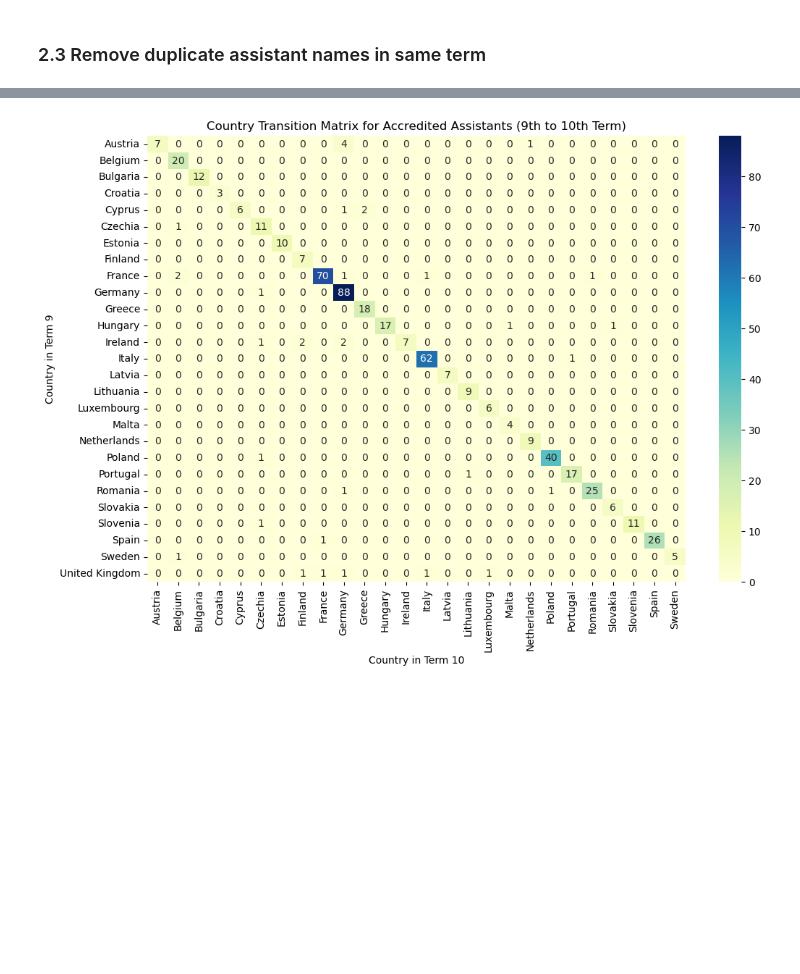
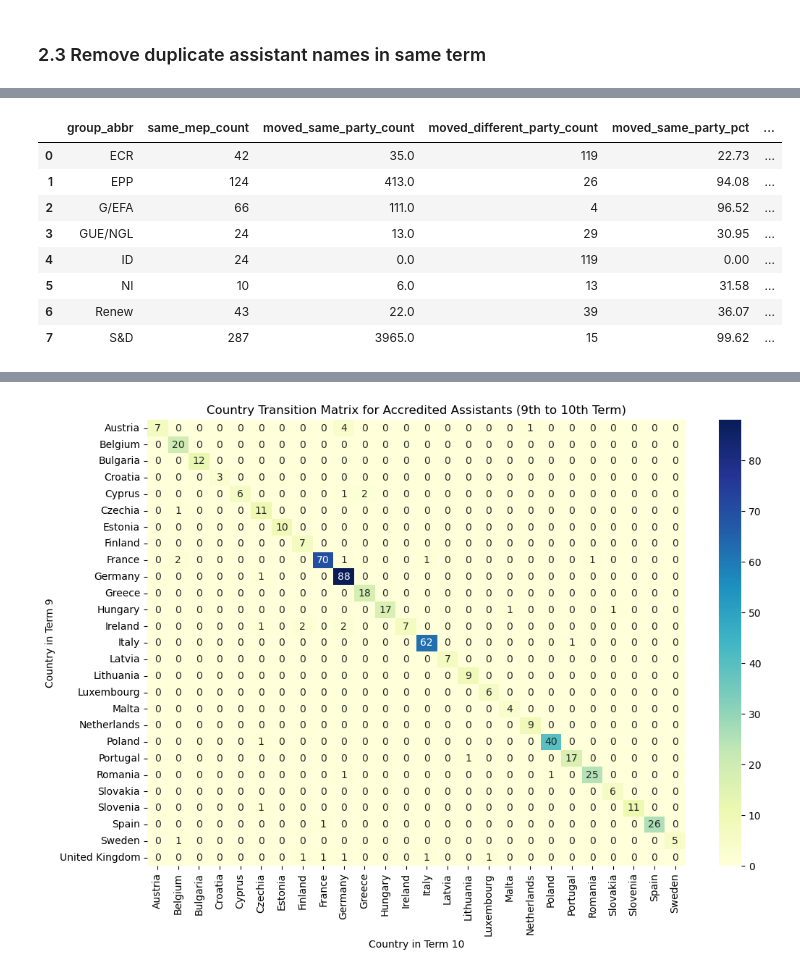
Before and after one commit to emilia-c/AMO-Work, a Jupyter notebook: assistant task/compare 9th & 10th term/compare_9_and_10.ipynb, the cells around one changed output, grey strips where cells are left out. Cells and saved outputs as stored; diff of their text form; code cells hidden in the pictures; blank space fills up the shorter version.

```diff
--- a/assistant task/compare 9th & 10th term/compare_9_and_10.ipynb
+++ b/assistant task/compare 9th & 10th term/compare_9_and_10.ipynb
@@ -327,0 +387,99 @@ MEP: Matthias ECKE | Term: 9
+# %%
+# Step 1: Filter data for Term 9 and Term 10
+term_9_df = unique_apas[unique_apas['term'] == 9]
+term_10_df = unique_apas[unique_apas['term'] == 10]
+
+# Step 2: Find assistants who appear in both terms
+assistants_both_terms = pd.merge(
+    term_9_df[['assistant_name', 'mep_name', 'group_abbr']],
+    term_10_df[['assistant_name', 'mep_name', 'group_abbr']],
+    on='assistant_name',
+    suffixes=('_term_9', '_term_10')
+)
+
+# Step 3: Determine continuity with the same or different MEP
+# Check if the MEP name stayed the same
+same_mep = assistants_both_terms[assistants_both_terms['mep_name_term_9'] == assistants_both_terms['mep_name_term_10']]
+moved_mep = assistants_both_terms[assistants_both_terms['mep_name_term_9'] != assistants_both_terms['mep_name_term_10']]
+
+# Step 4: Group by 'group_abbr' and count
+same_mep_group_count = same_mep.groupby('group_abbr_term_9').size().reset_index(name='same_mep_count')
+moved_mep_group_count = moved_mep.groupby('group_abbr_term_9').size().reset_index(name='moved_mep_count')
+
+# Step 5: Merge the results for better comparison
+group_comparison = pd.merge(
+    same_mep_group_count,
+    moved_mep_group_count,
+    on='group_abbr_term_9',
+    how='outer'
+).fillna(0)
+
+# Rename the column for clarity
+group_comparison.rename(columns={'group_abbr_term_9': 'group_abbr'}, inplace=True)
+
+# Output the results# Step 1: Filter data for Term 9 and Term 10
+term_9_df = unique_apas[unique_apas['term'] == 9]
+term_10_df = unique_apas[unique_apas['term'] == 10]
+
+# Step 2: Merge data to find assistants present in both terms
+assistants_both_terms = pd.merge(
+    term_9_df[['assistant_name', 'mep_name', 'group_abbr']],
+    term_10_df[['assistant_name', 'mep_name', 'group_abbr']],
+    on='assistant_name',
+    suffixes=('_term_9', '_term_10')
+)
+
+# Step 3: Determine types of movement
+# Assistants who stayed with the same MEP
+same_mep = assistants_both_terms[assistants_both_terms['mep_name_term_9'] == assistants_both_terms['mep_name_term_10']]
+
+# Assistants who moved to a different MEP but within the same party
+moved_same_party = assistants_both_terms[
+    (assistants_both_terms['mep_name_term_9'] != assistants_both_terms['mep_name_term_10']) &
+    (assistants_both_terms['group_abbr_term_9'] == assistants_both_terms['group_abbr_term_10'])
+]
+
+# Assistants who moved to a different MEP and different party
+moved_different_party = assistants_both_terms[
+    (assistants_both_terms['mep_name_term_9'] != assistants_both_terms['mep_name_term_10']) &
+    (assistants_both_terms['group_abbr_term_9'] != assistants_both_terms['group_abbr_term_10'])
+]
+
+# Step 4: Group by 'group_abbr' and count each type
+same_mep_count = same_mep.groupby('group_abbr_term_9').size().reset_index(name='same_mep_count')
+moved_same_party_count = moved_same_party.groupby('group_abbr_term_9').size().reset_index(name='moved_same_party_count')
+moved_different_party_count = moved_different_party.groupby('group_abbr_term_9').size().reset_index(name='moved_different_party_count')
+
+# Step 5: Merge the counts
+movement_summary = same_mep_count.merge(moved_same_party_count, on='group_abbr_term_9', how='outer').merge(
+    moved_different_party_count, on='group_abbr_term_9', how='outer'
+).fillna(0)
+
+# Rename column for clarity
+movement_summary.rename(columns={'group_abbr_term_9': 'group_abbr'}, inplace=True)
+
+# Calculate percentages for each movement type
+total_movement = movement_summary['moved_same_party_count'] + movement_summary['moved_different_party_count']
+movement_summary['moved_same_party_pct'] = (movement_summary['moved_same_party_count'] / total_movement * 100).round(2)
+movement_summary['moved_different_party_pct'] = (movement_summary['moved_different_party_count'] / total_movement * 100).round(2)
+
+# Step 6: Analyze where assistants moved to (similar or different ideology)
+movement_different_party = pd.merge(
+    moved_different_party[['assistant_name', 'group_abbr_term_9', 'group_abbr_term_10']],
+    unique_apas[['group_abbr', 'mep_party']].drop_duplicates(),
+    left_on='group_abbr_term_10',
+    right_on='group_abbr'
+)
+
+# Output the main movement summary table
+movement_summary
+# %% [output]
+|  | group_abbr | same_mep_count | moved_same_party_count | moved_different_party_count | moved_same_party_pct | ... |
+| 0 | ECR | 42 | 35.0 | 119 | 22.73 | ... |
+| 1 | EPP | 124 | 413.0 | 26 | 94.08 | ... |
+| 2 | G/EFA | 66 | 111.0 | 4 | 96.52 | ... |
+| 3 | GUE/NGL | 24 | 13.0 | 29 | 30.95 | ... |
+| 4 | ID | 24 | 0.0 | 119 | 0.00 | ... |
+| 5 | NI | 10 | 6.0 | 13 | 31.58 | ... |
+| 6 | Renew | 43 | 22.0 | 39 | 36.07 | ... |
+| 7 | S&D | 287 | 3965.0 | 15 | 99.62 | ... |
```
Also changed, not shown: parts of 35 cells of this notebook, 9 other files.
